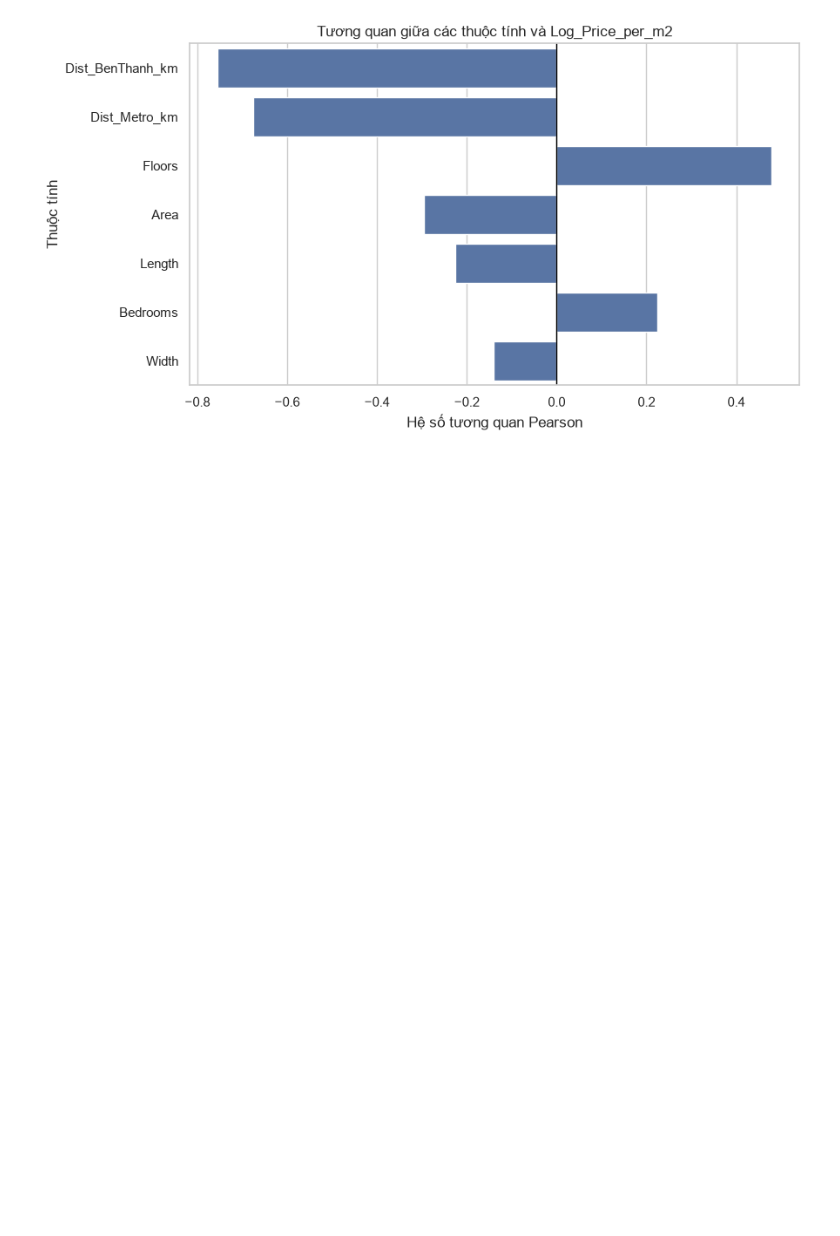
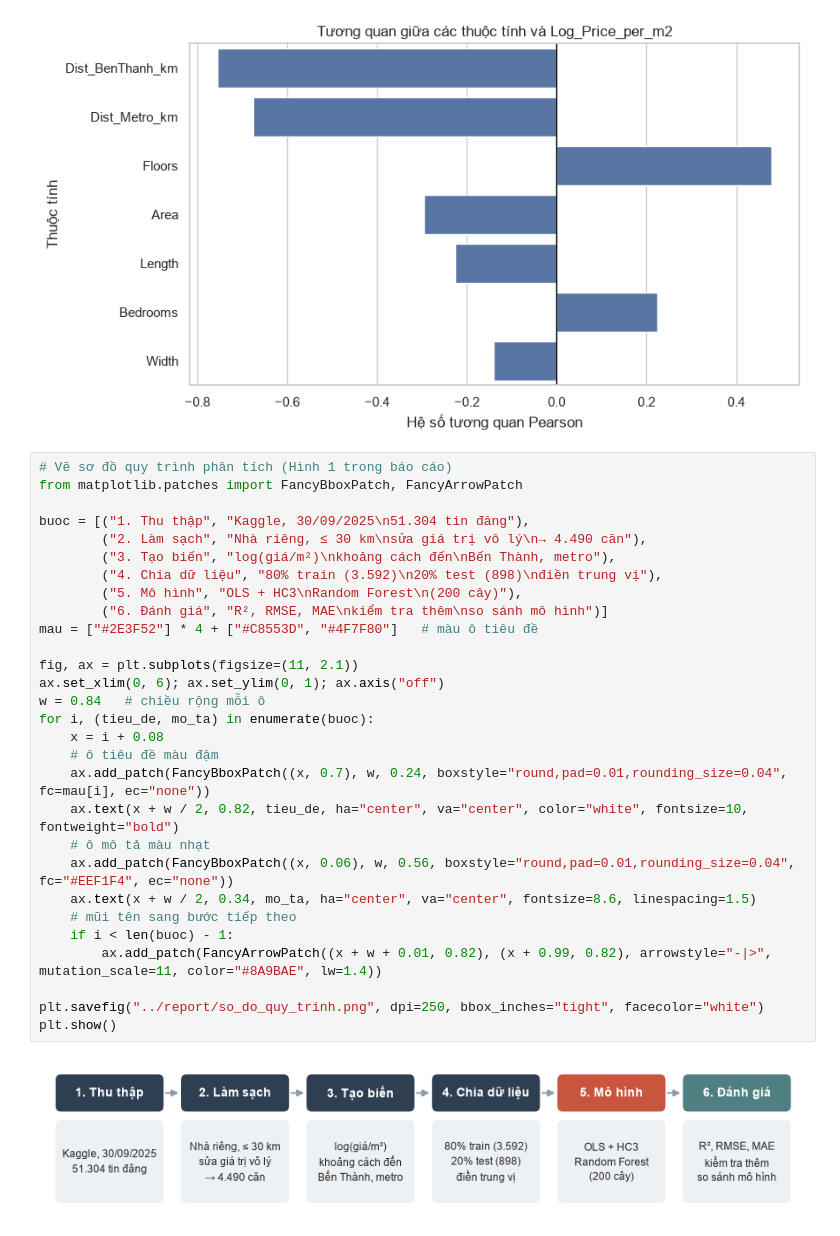
Before and after one commit to VuHuyen-Khanh/HCM-housing-price-analysis, a Jupyter notebook: notebooks/EDA.ipynb, the cells around one changed output. Drawn from its saved outputs; the diff is of its cells as text; blank space fills up the shorter version.

Commit message:
Thêm sơ đồ quy trình phân tích

```diff
--- a/notebooks/EDA.ipynb
+++ b/notebooks/EDA.ipynb
@@ -349,3 +349,34 @@ plt.show()
 | Bedrooms | 0.224679 |
 | Width | -0.139877 |
 [figure]
+# %%
+# Vẽ sơ đồ quy trình phân tích (Hình 1 trong báo cáo)
+from matplotlib.patches import FancyBboxPatch, FancyArrowPatch
+
+buoc = [("1. Thu thập", "Kaggle, 30/09/2025\n51.304 tin đăng"),
+        ("2. Làm sạch", "Nhà riêng, ≤ 30 km\nsửa giá trị vô lý\n→ 4.490 căn"),
+        ("3. Tạo biến", "log(giá/m²)\nkhoảng cách đến\nBến Thành, metro"),
+        ("4. Chia dữ liệu", "80% train (3.592)\n20% test (898)\nđiền trung vị"),
+        ("5. Mô hình", "OLS + HC3\nRandom Forest\n(200 cây)"),
+        ("6. Đánh giá", "R², RMSE, MAE\nkiểm tra thêm\nso sánh mô hình")]
+mau = ["#2E3F52"] * 4 + ["#C8553D", "#4F7F80"]   # màu ô tiêu đề
+
+fig, ax = plt.subplots(figsize=(11, 2.1))
+ax.set_xlim(0, 6); ax.set_ylim(0, 1); ax.axis("off")
+w = 0.84   # chiều rộng mỗi ô
+for i, (tieu_de, mo_ta) in enumerate(buoc):
+    x = i + 0.08
+    # ô tiêu đề màu đậm
+    ax.add_patch(FancyBboxPatch((x, 0.7), w, 0.24, boxstyle="round,pad=0.01,rounding_size=0.04", fc=mau[i], ec="none"))
+    ax.text(x + w / 2, 0.82, tieu_de, ha="center", va="center", color="white", fontsize=10, fontweight="bold")
+    # ô mô tả màu nhạt
+    ax.add_patch(FancyBboxPatch((x, 0.06), w, 0.56, boxstyle="round,pad=0.01,rounding_size=0.04", fc="#EEF1F4", ec="none"))
+    ax.text(x + w / 2, 0.34, mo_ta, ha="center", va="center", fontsize=8.6, linespacing=1.5)
+    # mũi tên sang bước tiếp theo
+    if i < len(buoc) - 1:
+        ax.add_patch(FancyArrowPatch((x + w + 0.01, 0.82), (x + 0.99, 0.82), arrowstyle="-|>", mutation_scale=11, color="#8A9BAE", lw=1.4))
+
+plt.savefig("../report/so_do_quy_trinh.png", dpi=250, bbox_inches="tight", facecolor="white")
+plt.show()
+# %% [output]
+[figure, added]
```
Also changed, not shown: 1 other file.
